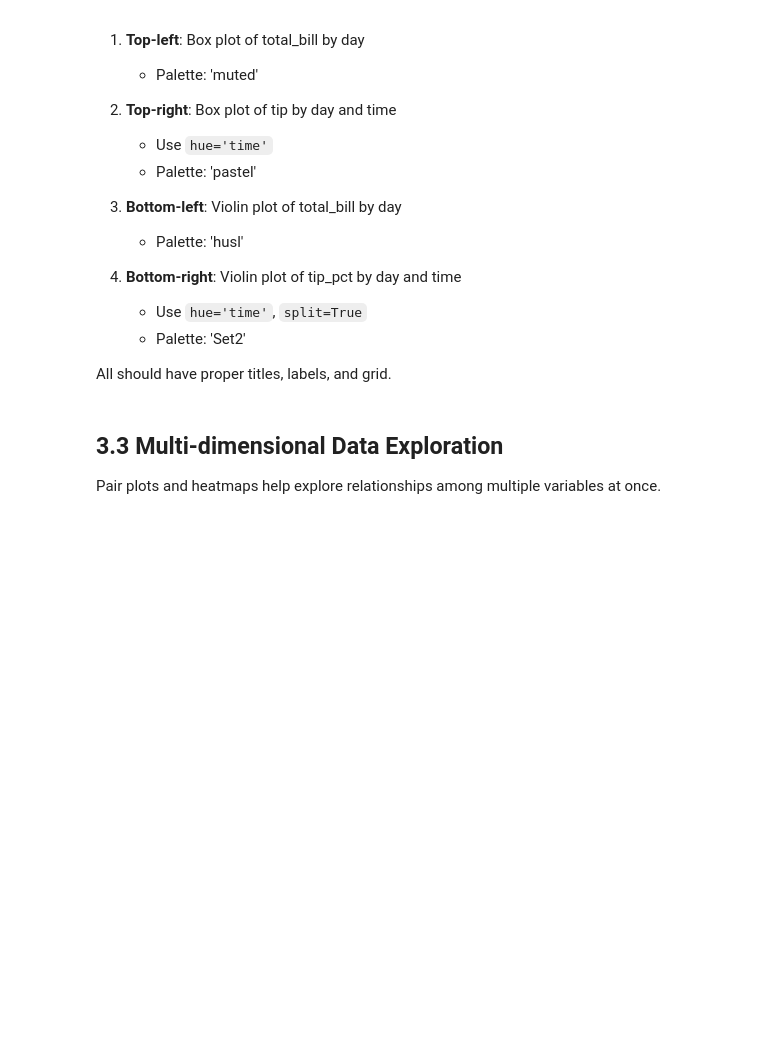
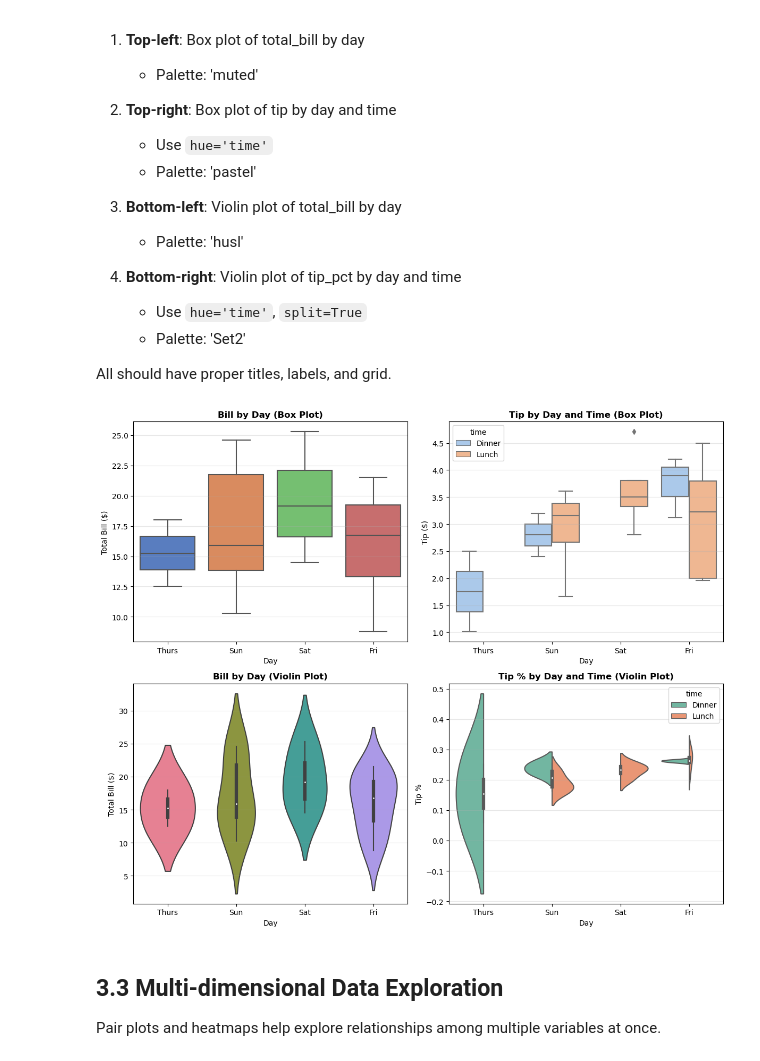
Before and after one commit to ng-clement/6m-data-1.10-visualization, a Jupyter notebook: notebooks/data_visualization_lesson.ipynb, the cells around one changed output. Drawn from its saved outputs; the diff is of its cells as text; code cells hidden in the pictures; blank space fills up the shorter version.

```diff
--- a/notebooks/data_visualization_lesson.ipynb
+++ b/notebooks/data_visualization_lesson.ipynb
@@ -978,6 +970,42 @@ fig.tight_layout()
    - Palette: 'Set2'
 
 All should have proper titles, labels, and grid.
+# %%
+fig, axes = plt.subplots(2, 2, figsize=(12, 10))
+
+# Top-left: Box plot of bill by day
+sns.boxplot(x='day', y='total_bill', data=tips, ax=axes[0, 0], palette='muted')
+axes[0, 0].set_title('Bill by Day (Box Plot)', fontweight='bold')
+axes[0, 0].set_xlabel('Day')
+axes[0, 0].set_ylabel('Total Bill ($)')
+axes[0, 0].grid(True, alpha=0.3, axis='y')
+
+# Top-right: Box plot of tip by day and time
+sns.boxplot(x='day', y='tip', hue='time', data=tips, ax=axes[0, 1], palette='pastel')
+axes[0, 1].set_title('Tip by Day and Time (Box Plot)', fontweight='bold')
+axes[0, 1].set_xlabel('Day')
+axes[0, 1].set_ylabel('Tip ($)')
+axes[0, 1].grid(True, alpha=0.3, axis='y')
+
+# Bottom-left: Violin plot of bill by day
+sns.violinplot(x='day', y='total_bill', data=tips, ax=axes[1, 0], palette='husl')
+axes[1, 0].set_title('Bill by Day (Violin Plot)', fontweight='bold')
+axes[1, 0].set_xlabel('Day')
+axes[1, 0].set_ylabel('Total Bill ($)')
+axes[1, 0].grid(True, alpha=0.3, axis='y')
+
+# Bottom-right: Violin plot of tip_pct by day and time
+sns.violinplot(x='day', y='tip_pct', hue='time', data=tips, ax=axes[1, 1],
+              palette='Set2', split=True)
+axes[1, 1].set_title('Tip % by Day and Time (Violin Plot)', fontweight='bold')
+axes[1, 1].set_xlabel('Day')
+axes[1, 1].set_ylabel('Tip %')
+axes[1, 1].grid(True, alpha=0.3, axis='y')
+
+fig.tight_layout()
+# fig
+# %% [output]
+[figure, added]
 # %% [markdown]
 ## 3.3 Multi-dimensional Data Exploration
 
```
Also changed, not shown: parts of 8 cells of this notebook.
